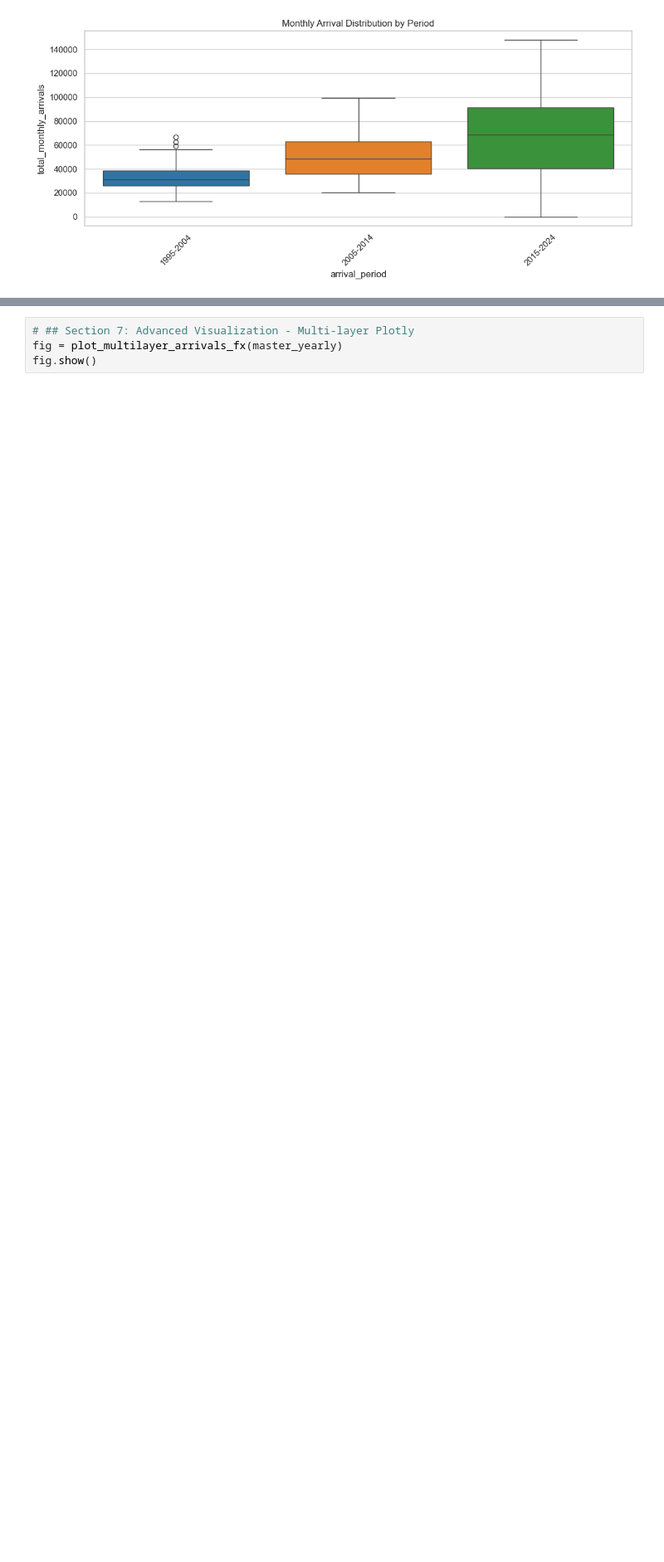
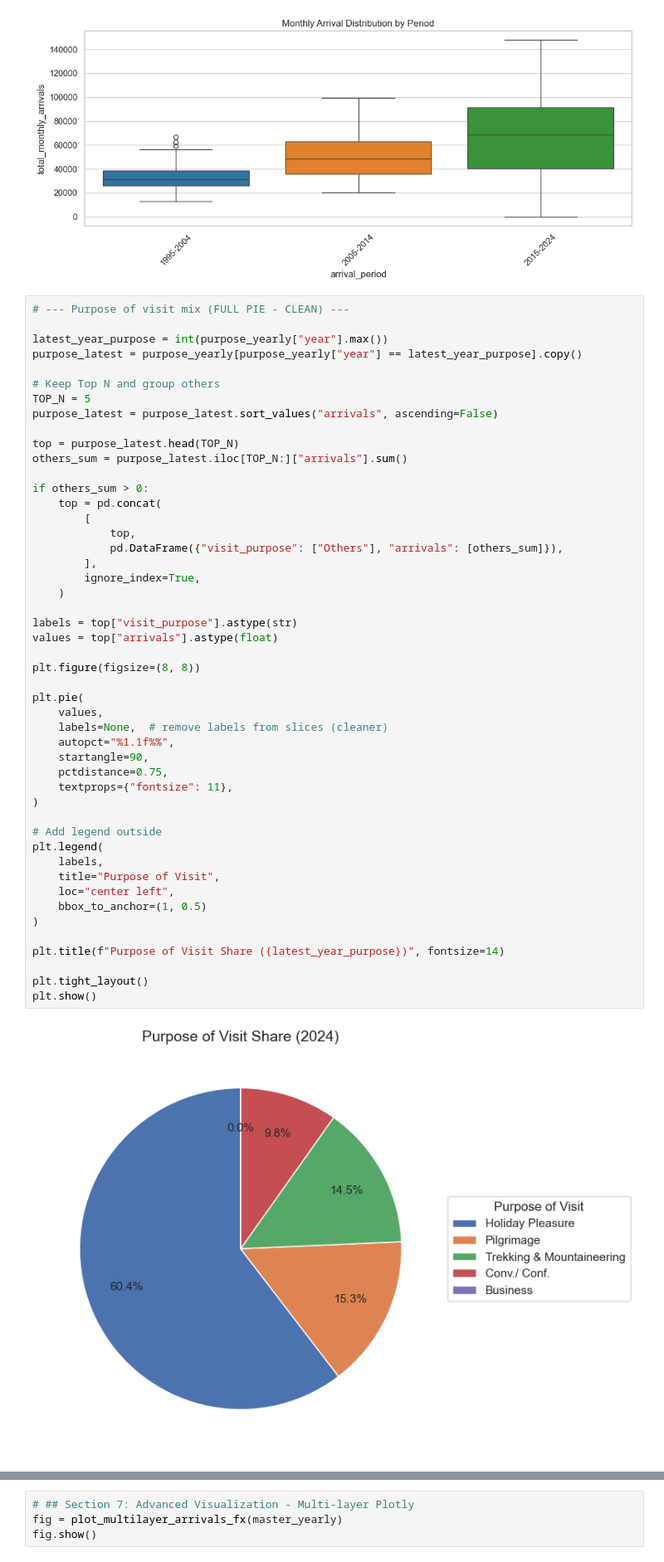
Before and after one commit to MirajBaj/nepal_tourism_datavisualization_project, a Jupyter notebook: nepal_tourism_analysis.ipynb, the cells around one changed output, grey strips where cells are left out. Shown at 83% size. Cells and saved outputs as stored; diff of their text form; blank space fills up the shorter version.

Commit message:
add pie chart for purpose of the visits

```diff
--- a/nepal_tourism_analysis.ipynb
+++ b/nepal_tourism_analysis.ipynb
@@ -181,6 +218,56 @@ Passing `palette` without assigning `hue` is deprecated and will be removed in v
 
   sns.boxplot(data=df, x=x, y=y, ax=ax, palette="tab10")
 [figure]
+# %%
+# --- Purpose of visit mix (FULL PIE - CLEAN) ---
+
+latest_year_purpose = int(purpose_yearly["year"].max())
+purpose_latest = purpose_yearly[purpose_yearly["year"] == latest_year_purpose].copy()
+
+# Keep Top N and group others
+TOP_N = 5
+purpose_latest = purpose_latest.sort_values("arrivals", ascending=False)
+
+top = purpose_latest.head(TOP_N)
+others_sum = purpose_latest.iloc[TOP_N:]["arrivals"].sum()
+
+if others_sum > 0:
+    top = pd.concat(
+        [
+            top,
+            pd.DataFrame({"visit_purpose": ["Others"], "arrivals": [others_sum]}),
+        ],
+        ignore_index=True,
+    )
+
+labels = top["visit_purpose"].astype(str)
+values = top["arrivals"].astype(float)
+
+plt.figure(figsize=(8, 8))
+
+plt.pie(
+    values,
+    labels=None,  # remove labels from slices (cleaner)
+    autopct="%1.1f%%",
+    startangle=90,
+    pctdistance=0.75,
+    textprops={"fontsize": 11},
+)
+
+# Add legend outside
+plt.legend(
+    labels,
+    title="Purpose of Visit",
+    loc="center left",
+    bbox_to_anchor=(1, 0.5)
+)
+
+plt.title(f"Purpose of Visit Share ({latest_year_purpose})", fontsize=14)
+
+plt.tight_layout()
+plt.show()
+# %% [output]
+[figure, added]
 # %%
 # ## Section 6: EDA - Heatmap
 heat_cols = [
```
Also changed, not shown: parts of 1 cell of this notebook.
